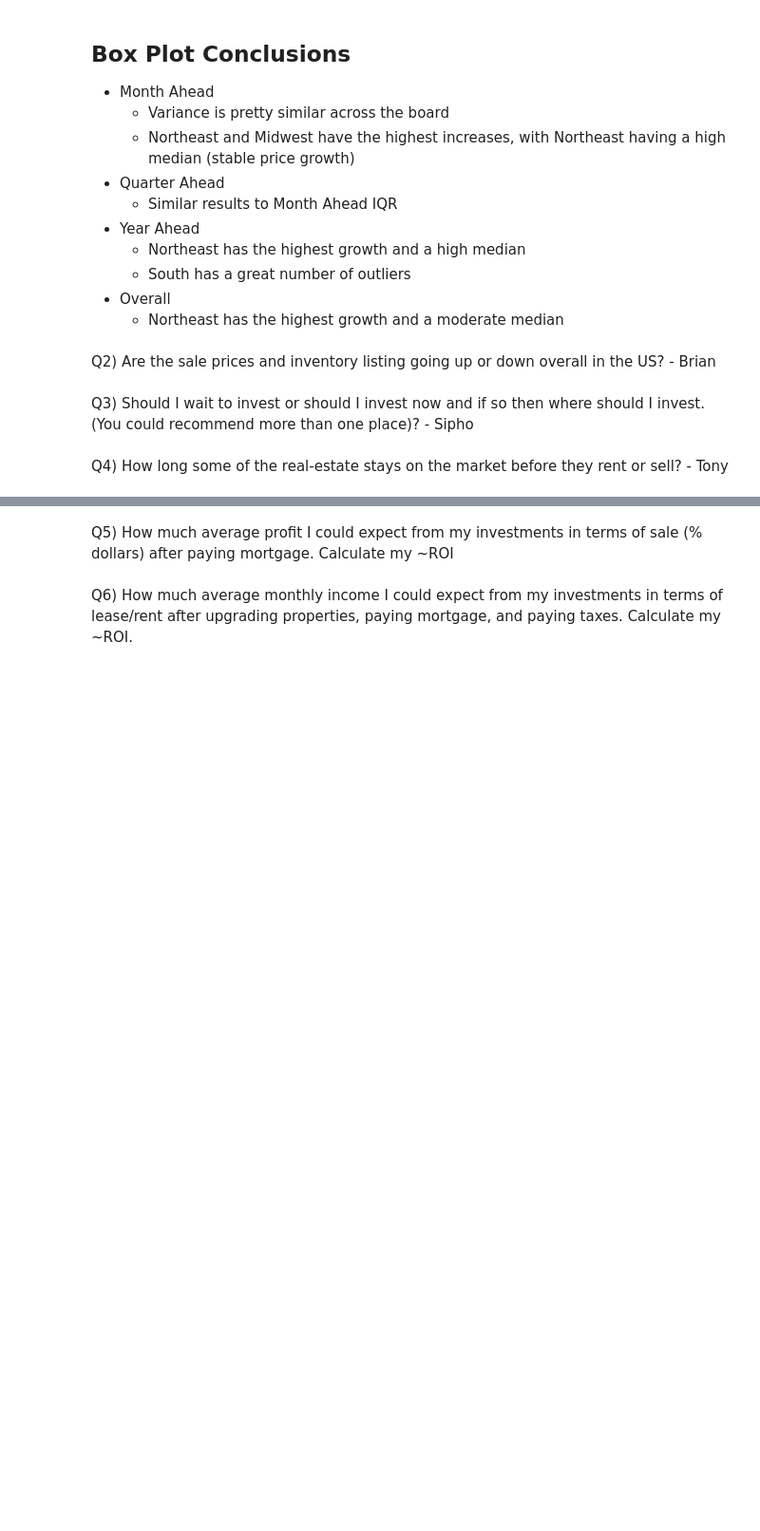
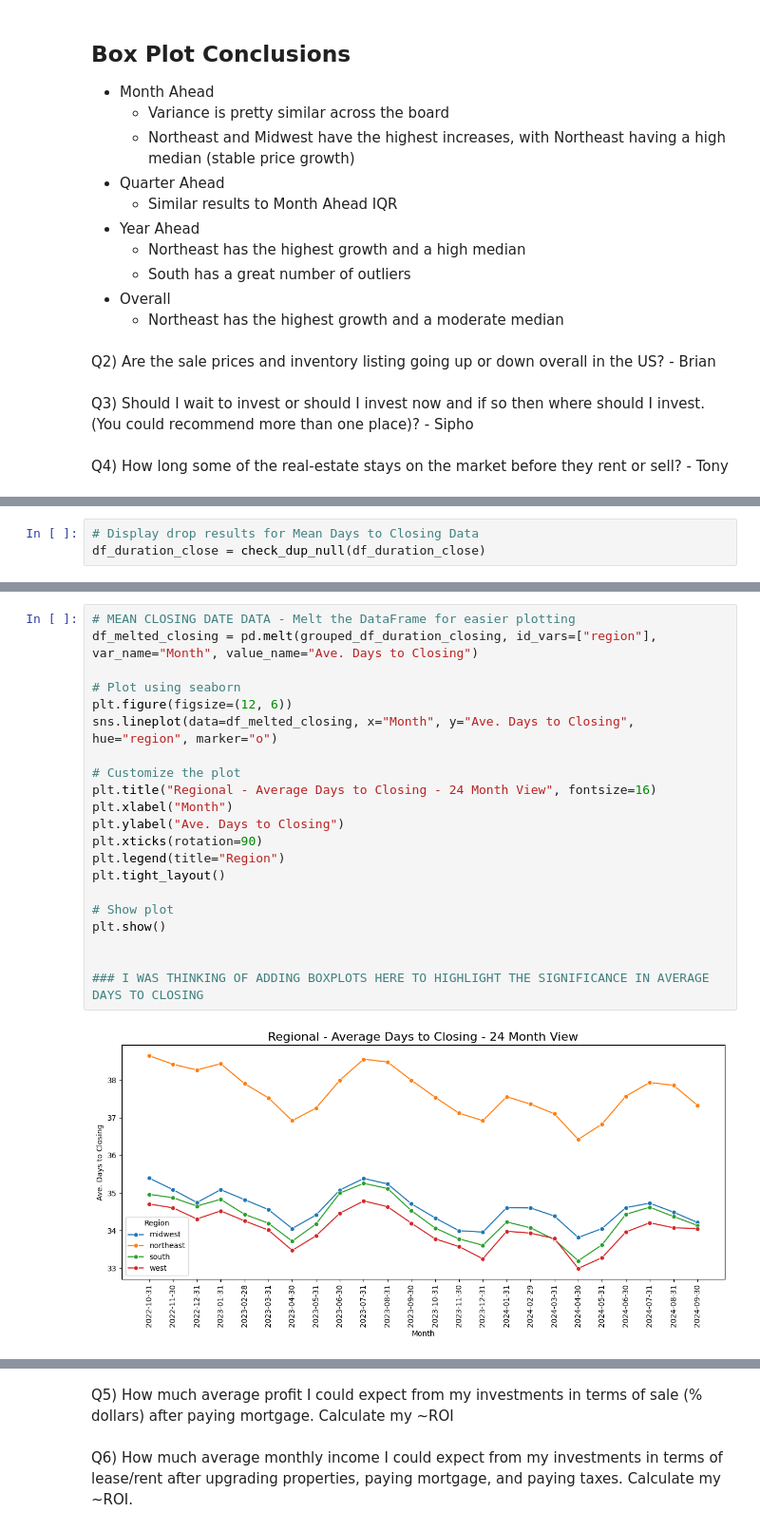
Before and after one commit to LaureaYue/Final-Project-Group-4-SEIS631, a Jupyter notebook: finalproject.ipynb, the cells around one changed output, grey strips where cells are left out. Shown: that part at 95% size. Cells and saved outputs as stored; diff of their text form; blank space fills up the shorter version.

```diff
--- a/finalproject.ipynb
+++ b/finalproject.ipynb
@@ -284,0 +483,3 @@ Q4) How long some of the real-estate stays on the market before they rent or sel
+# %%
+# Display drop results for Mean Days to Closing Data
+df_duration_close = check_dup_null(df_duration_close)
@@ -284,0 +579,23 @@ Q4) How long some of the real-estate stays on the market before they rent or sel
+# %%
+# MEAN CLOSING DATE DATA - Melt the DataFrame for easier plotting
+df_melted_closing = pd.melt(grouped_df_duration_closing, id_vars=["region"], var_name="Month", value_name="Ave. Days to Closing")
+
+# Plot using seaborn
+plt.figure(figsize=(12, 6))
+sns.lineplot(data=df_melted_closing, x="Month", y="Ave. Days to Closing", hue="region", marker="o")
+
+# Customize the plot
+plt.title("Regional - Average Days to Closing - 24 Month View", fontsize=16)
+plt.xlabel("Month")
+plt.ylabel("Ave. Days to Closing")
+plt.xticks(rotation=90)
+plt.legend(title="Region")
+plt.tight_layout()
+
+# Show plot
+plt.show()
+
+
+### I WAS THINKING OF ADDING BOXPLOTS HERE TO HIGHLIGHT THE SIGNIFICANCE IN AVERAGE DAYS TO CLOSING
+# %% [output]
+[figure, added]
```
Also changed, not shown: parts of 9 cells of this notebook, 2 other files.
